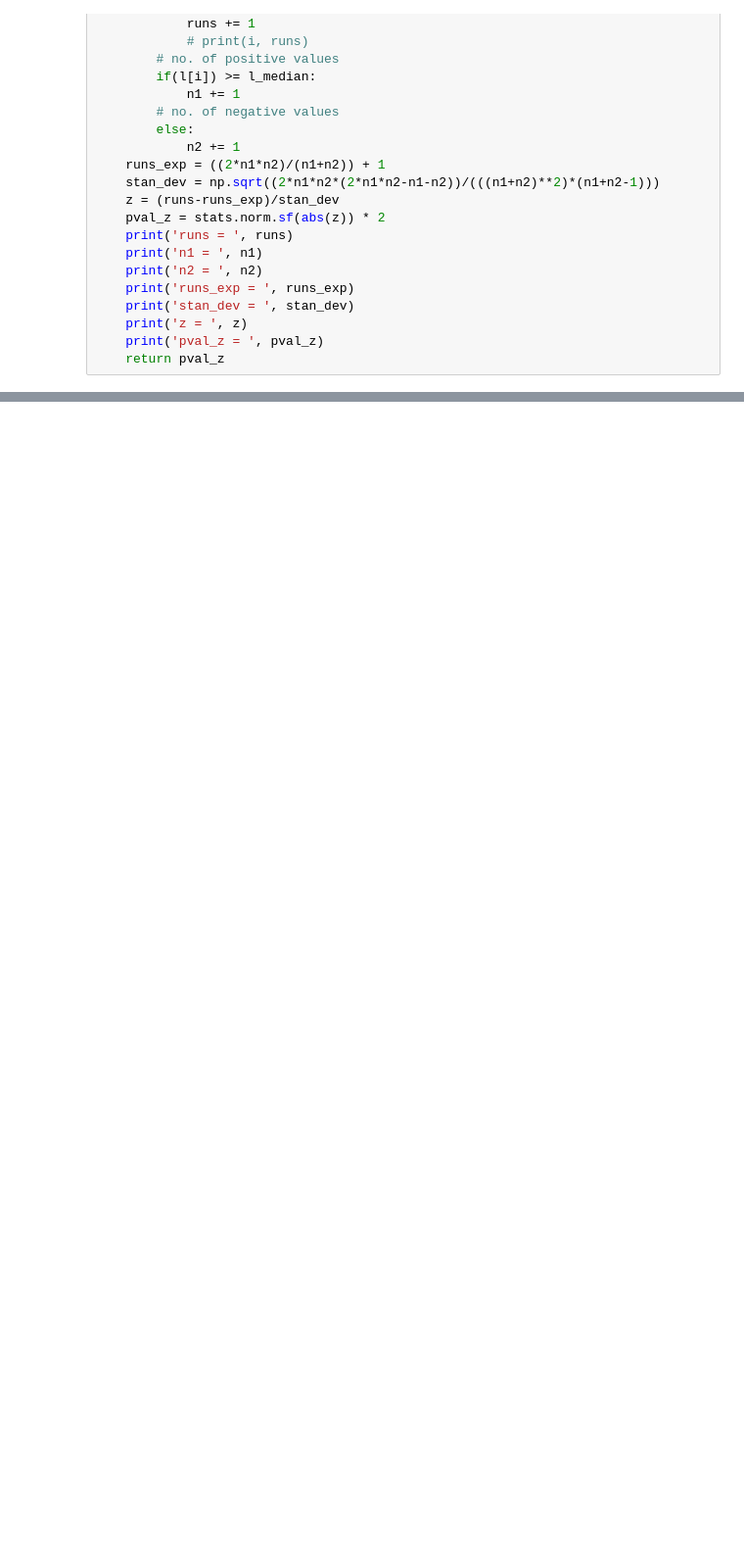
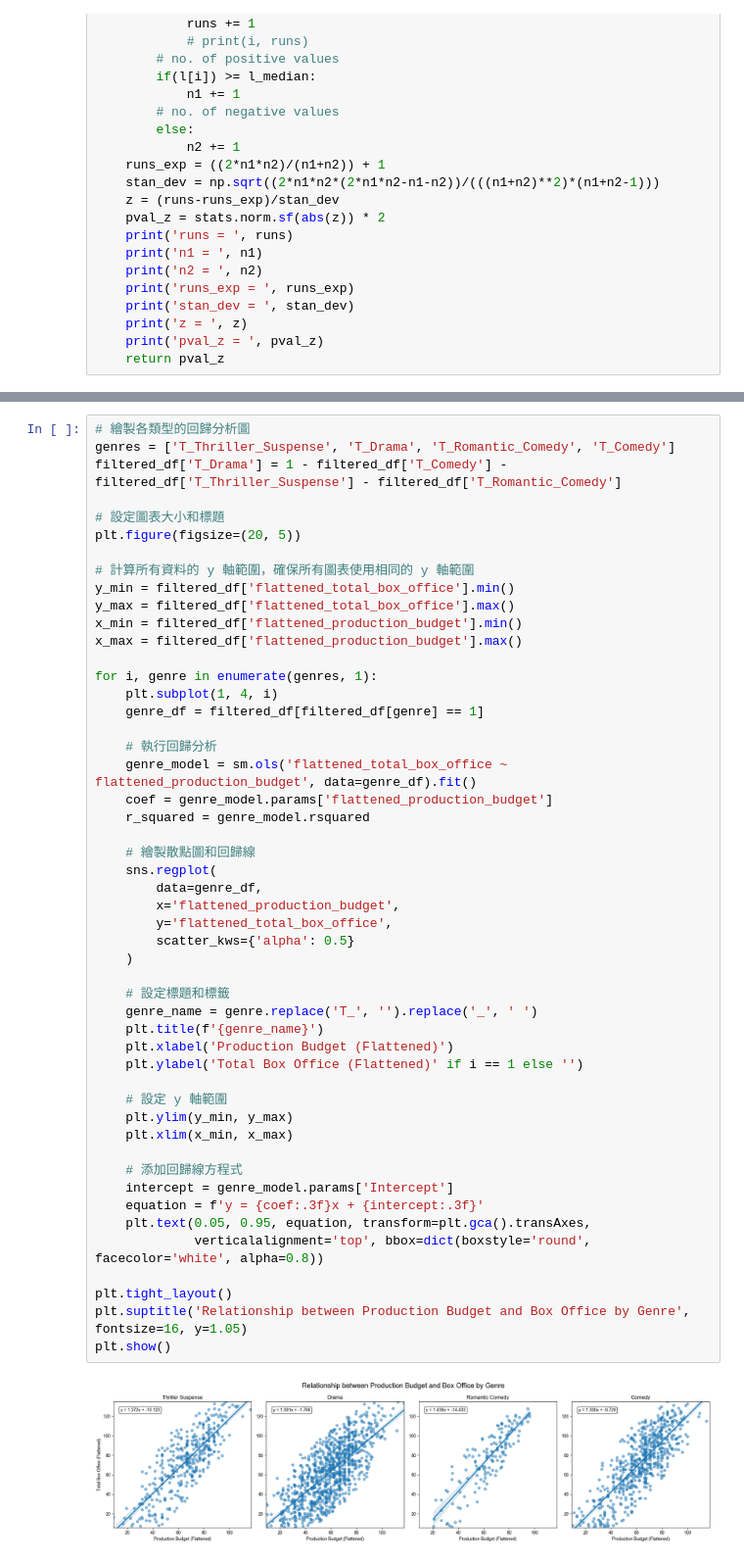
Before and after one commit to Ocean1029/Statistics_Final_Project, a Jupyter notebook: final_code_workspace/type_to_box_office.ipynb, the cells around one changed output, grey strips where cells are left out. Shown at 98% size. Drawn from its saved outputs; the diff is of its cells as text; blank space fills up the shorter version.

```diff
--- a/final_code_workspace/type_to_box_office.ipynb
+++ b/final_code_workspace/type_to_box_office.ipynb
@@ -309,0 +318,52 @@ plt.show()
+# %%
+# 繪製各類型的回歸分析圖
+genres = ['T_Thriller_Suspense', 'T_Drama', 'T_Romantic_Comedy', 'T_Comedy']
+filtered_df['T_Drama'] = 1 - filtered_df['T_Comedy'] - filtered_df['T_Thriller_Suspense'] - filtered_df['T_Romantic_Comedy']
+
+# 設定圖表大小和標題
+plt.figure(figsize=(20, 5))
+
+# 計算所有資料的 y 軸範圍，確保所有圖表使用相同的 y 軸範圍
+y_min = filtered_df['flattened_total_box_office'].min()
+y_max = filtered_df['flattened_total_box_office'].max()
+x_min = filtered_df['flattened_production_budget'].min()
+x_max = filtered_df['flattened_production_budget'].max()
+
+for i, genre in enumerate(genres, 1):
+    plt.subplot(1, 4, i)
+    genre_df = filtered_df[filtered_df[genre] == 1]
+
+    # 執行回歸分析
+    genre_model = sm.ols('flattened_total_box_office ~ flattened_production_budget', data=genre_df).fit()
+    coef = genre_model.params['flattened_production_budget']
+    r_squared = genre_model.rsquared
+
+    # 繪製散點圖和回歸線
+    sns.regplot(
+        data=genre_df,
+        x='flattened_production_budget',
+        y='flattened_total_box_office',
+        scatter_kws={'alpha': 0.5}
+    )
+
+    # 設定標題和標籤
+    genre_name = genre.replace('T_', '').replace('_', ' ')
+    plt.title(f'{genre_name}')
+    plt.xlabel('Production Budget (Flattened)')
+    plt.ylabel('Total Box Office (Flattened)' if i == 1 else '')
+
+    # 設定 y 軸範圍
+    plt.ylim(y_min, y_max)
+    plt.xlim(x_min, x_max)
+
+    # 添加回歸線方程式
+    intercept = genre_model.params['Intercept']
+    equation = f'y = {coef:.3f}x + {intercept:.3f}'
+    plt.text(0.05, 0.95, equation, transform=plt.gca().transAxes,
+             verticalalignment='top', bbox=dict(boxstyle='round', facecolor='white', alpha=0.8))
+
+plt.tight_layout()
+plt.suptitle('Relationship between Production Budget and Box Office by Genre', fontsize=16, y=1.05)
+plt.show()
+# %% [output]
+[figure, added]
```
Also changed, not shown: parts of 6 cells of this notebook.
